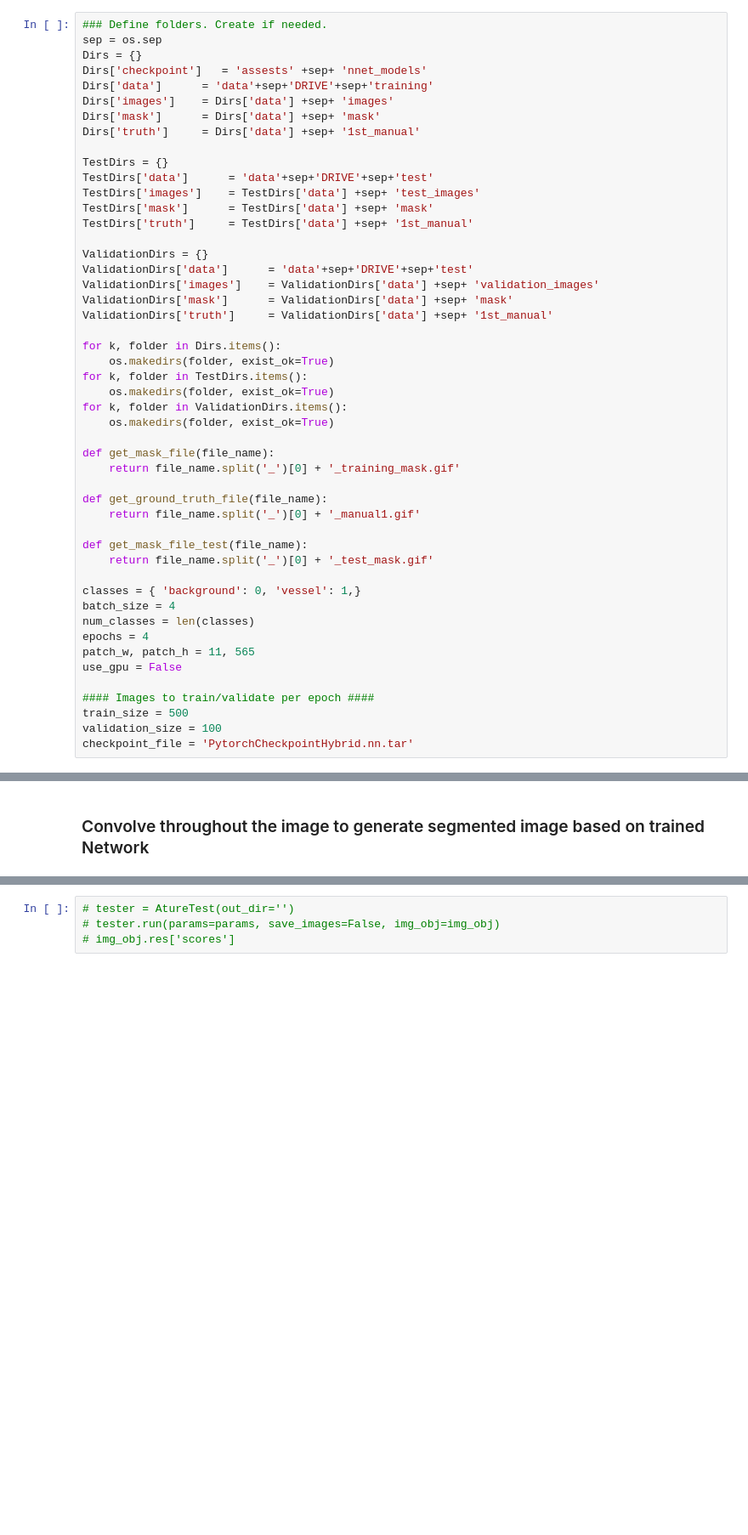
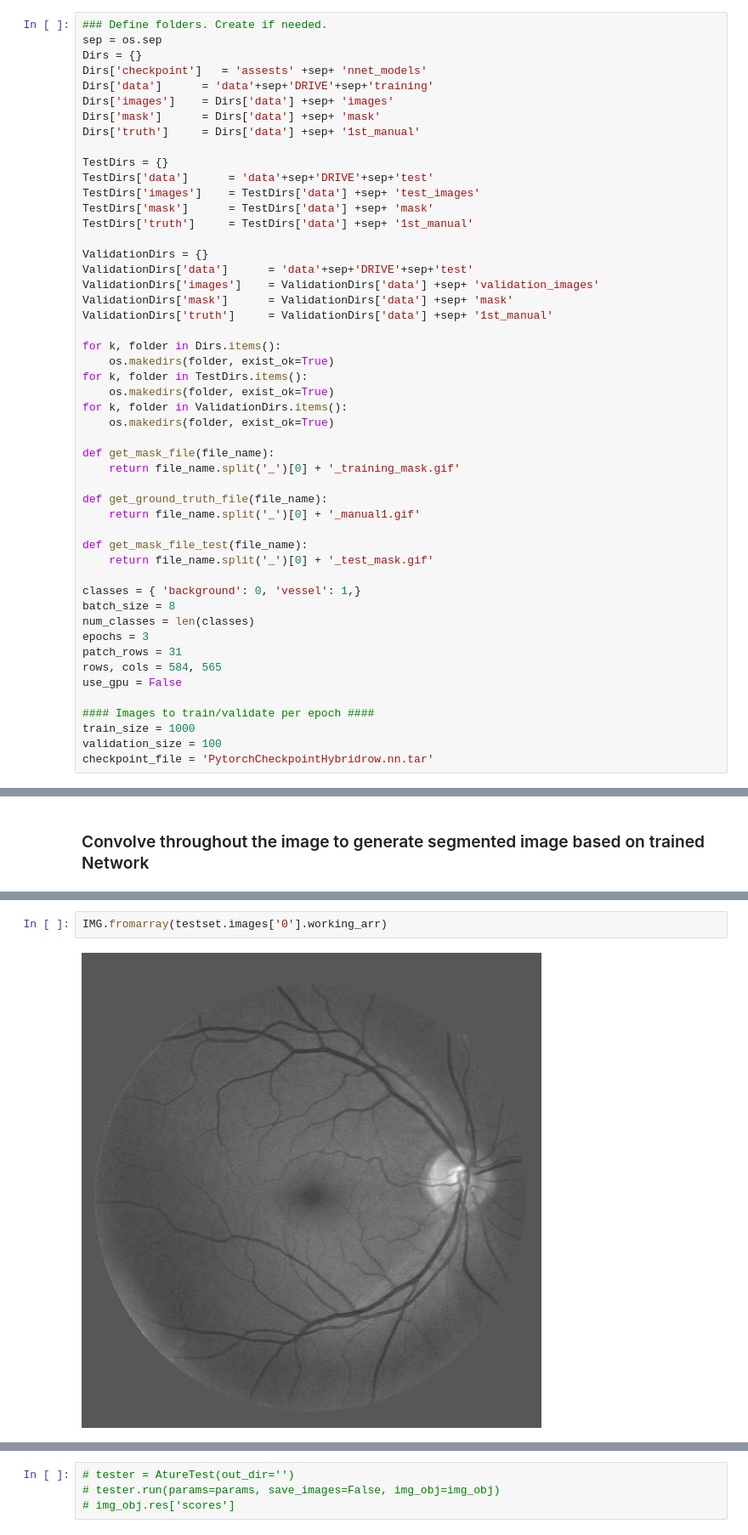
Before and after one commit to sraashis/deepdyn, a Jupyter notebook: notebook/HYBRIDNET_PyTORCH.ipynb, the cells around one changed output, grey strips where cells are left out. Shown at 85% size. Saved outputs shown, nothing was run; the diff lists cells and outputs as text; blank space fills up the shorter version.

Commit message:
Working hybridnet

```diff
--- a/notebook/HYBRIDNET_PyTORCH.ipynb
+++ b/notebook/HYBRIDNET_PyTORCH.ipynb
@@ -79,16 +81,17 @@ def get_mask_file_test(file_name):
     return file_name.split('_')[0] + '_test_mask.gif'
 
 classes = { 'background': 0, 'vessel': 1,}
-batch_size = 4
+batch_size = 8
 num_classes = len(classes)
-epochs = 4
-patch_w, patch_h = 11, 565
+epochs = 3
+patch_rows = 31
+rows, cols = 584, 565
 use_gpu = False
 
 #### Images to train/validate per epoch ####
-train_size = 500
+train_size = 1000
 validation_size = 100
-checkpoint_file = 'PytorchCheckpointHybrid.nn.tar'
+checkpoint_file = 'PytorchCheckpointHybridrow.nn.tar'
 # %% [markdown]
 ### Define the network
 # %%
@@ -275,3 +264,7 @@ for val in zip(IDs, IJs, sc):
+# %%
+IMG.fromarray(testset.images['0'].working_arr)
+# %% [output]
+[figure, added]
 # %%
 # params = {'sk_threshold': 150,
 #           'alpha': 7.0,
```
Also changed, not shown: parts of 21 cells of this notebook, 5 other files.
